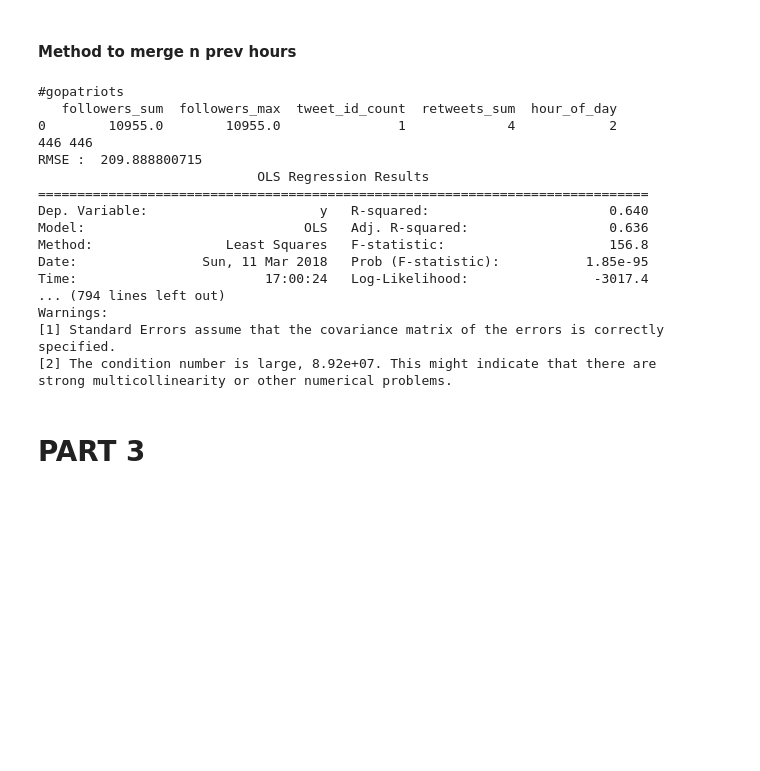
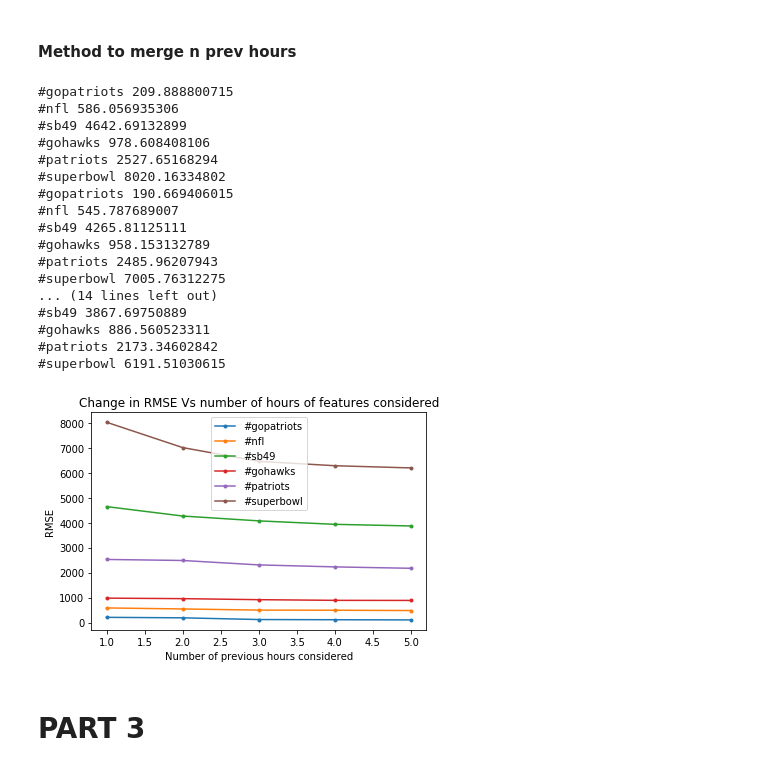
Before and after one commit to TSatyaVasanthReddy/TwitterPopularityPrediction, a Jupyter notebook: code_satya.ipynb, the cells around one changed output. Drawn from its saved outputs; the diff is of its cells as text; code cells hidden in the pictures; blank space fills up the shorter version.

Commit message:
added rmse plots

```diff
--- a/code_satya.ipynb
+++ b/code_satya.ipynb
@@ -254,36 +254,50 @@ def getprev_n_merged(n,f,X,y):
     return pd.DataFrame(X_new[:-1],columns=col),list(y)[n:]
 # %%
 f= open("test_sum/test.csv","w+")
-for n in range(1,6,2):
-    f.write(str(n)+'\n')
+from collections import defaultdict
+rmses = defaultdict(list)
+for n in range(1,6):
+    f.write('\n\n*********'+str(n)+'******\n')
     for hashtag in hashtags:
-        f.write(hashtag+'\n')
-        print(hashtag)
+        f.write('\n\n'+hashtag+'\n')
+        #print(hashtag)
         X,y= getprev_n_merged(n,5,X_map[hashtag],Y_map[hashtag])
         model = stats_api.OLS(y,X).fit()
         preds = model.predict(X)
-        print("RMSE : ",np.sqrt(mean_squared_error(y,preds)))
-        print(model.summary())
+        rmses[hashtag].append(np.sqrt(mean_squared_error(y,preds)))
+        print(hashtag,np.sqrt(mean_squared_error(y,preds)))
+        #print(model.summary())
         f.write(model.summary().as_csv())
 f.close()
 # %% [output]
-#gopatriots
-   followers_sum  followers_max  tweet_id_count  retweets_sum  hour_of_day
-0        10955.0        10955.0               1             4            2
-446 446
-RMSE :  209.888800715
-                            OLS Regression Results
-==============================================================================
-Dep. Variable:                      y   R-squared:                       0.640
-Model:                            OLS   Adj. R-squared:                  0.636
-Method:                 Least Squares   F-statistic:                     156.8
-Date:                Sun, 11 Mar 2018   Prob (F-statistic):           1.85e-95
-Time:                        17:00:24   Log-Likelihood:                -3017.4
-... (794 lines left out)
-Warnings:
-[1] Standard Errors assume that the covariance matrix of the errors is correctly specified.
-[2] The condition number is large, 8.92e+07. This might indicate that there are
-strong multicollinearity or other numerical problems.
+#gopatriots 209.888800715
+#nfl 586.056935306
+#sb49 4642.69132899
+#gohawks 978.608408106
+#patriots 2527.65168294
+#superbowl 8020.16334802
+#gopatriots 190.669406015
+#nfl 545.787689007
+#sb49 4265.81125111
+#gohawks 958.153132789
+#patriots 2485.96207943
+#superbowl 7005.76312275
+... (14 lines left out)
+#sb49 3867.69750889
+#gohawks 886.560523311
+#patriots 2173.34602842
+#superbowl 6191.51030615
+# %%
+for hashtag in hashtags:
+    plt.plot(range(1,6),rmses[hashtag], label=hashtag, marker='.')
+#plt.yscale('exponential')
+plt.xlabel('Number of previous hours considered')
+plt.ylabel('RMSE')
+plt.title('Change in RMSE Vs number of hours of features considered')
+plt.legend()
+plt.show()
+# %% [output]
+[figure, added]
 # %% [markdown]
 # PART 3
 # %%
```
Also changed, not shown: parts of 1 cell of this notebook, 1 other file.
